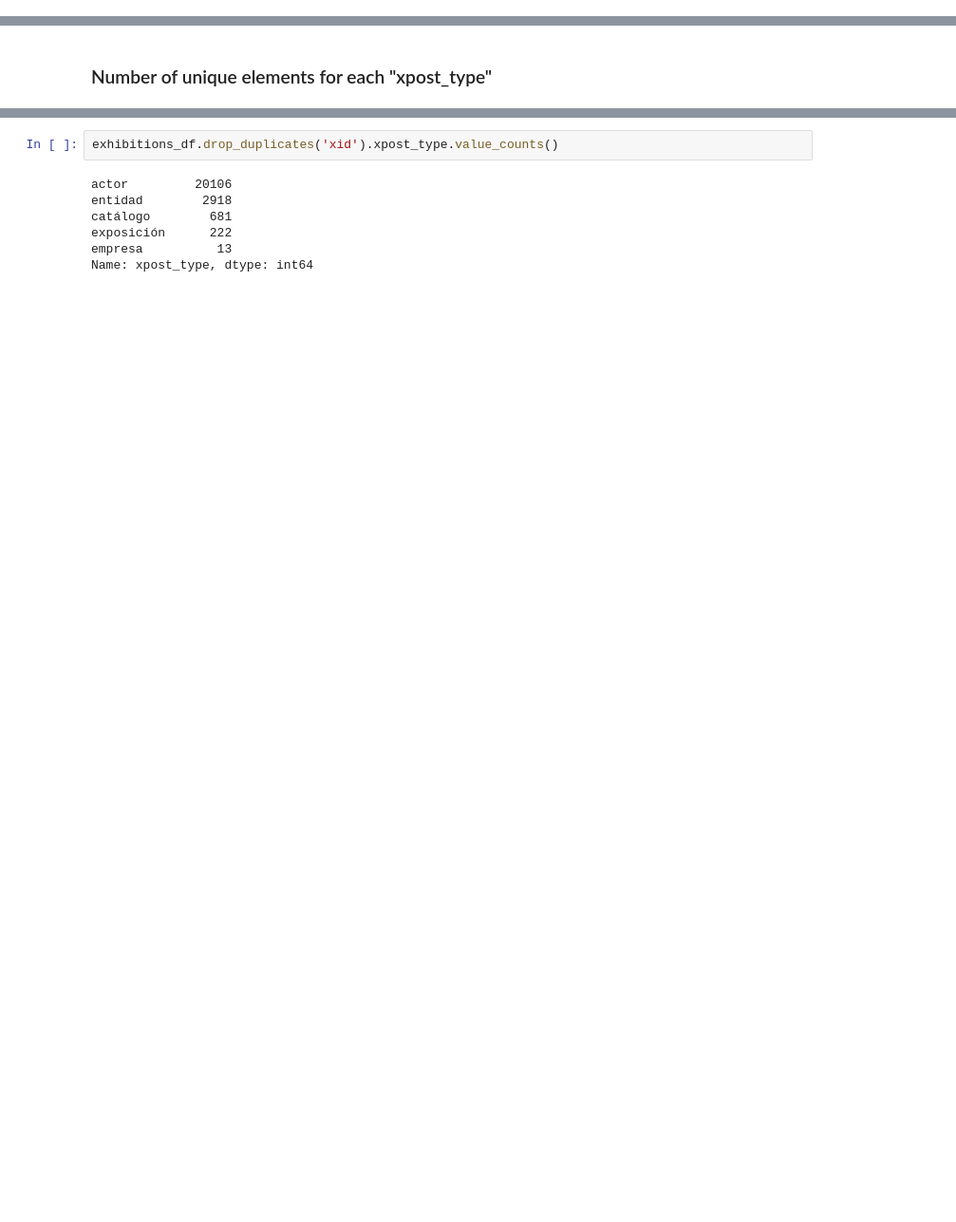
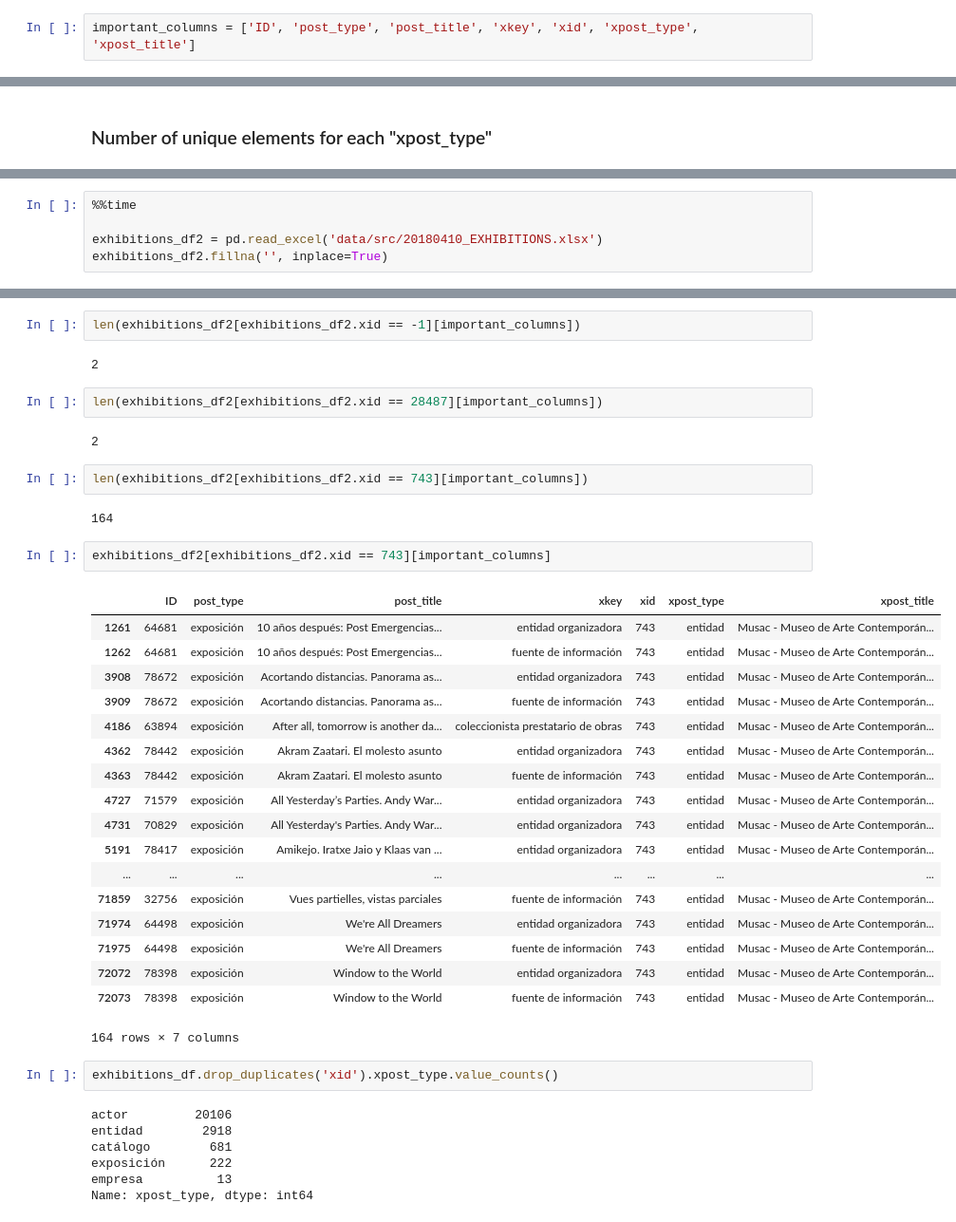
Before and after one commit to mavillard/nuria1, a Jupyter notebook: 03-exploring_data.ipynb, the cells around one changed output, grey strips where cells are left out. Shown: that part at 95% size. Drawn from its saved outputs; the diff is of its cells as text; blank space fills up the shorter version.

```diff
--- a/03-exploring_data.ipynb
+++ b/03-exploring_data.ipynb
@@ -203,3 +31,5 @@ Name: xgender, dtype: int64
 # %% [markdown]
 ## Exploring data
+# %%
+important_columns = ['ID', 'post_type', 'post_title', 'xkey', 'xid', 'xpost_type', 'xpost_title']
 # %% [markdown]
@@ -238,0 +136,5 @@ exhibitions_df.ID.nunique()
+# %%
+%%time
+
+exhibitions_df2 = pd.read_excel('data/src/20180410_EXHIBITIONS.xlsx')
+exhibitions_df2.fillna('', inplace=True)
@@ -239,3 +144,36 @@ exhibitions_df.ID.nunique()
+# %%
+len(exhibitions_df2[exhibitions_df2.xid == -1][important_columns])
+# %% [output]
+2
+# %%
+len(exhibitions_df2[exhibitions_df2.xid == 28487][important_columns])
+# %% [output]
+2
+# %%
+len(exhibitions_df2[exhibitions_df2.xid == 743][important_columns])
+# %% [output]
+164
+# %%
+exhibitions_df2[exhibitions_df2.xid == 743][important_columns]
+# %% [output]
+|  | ID | post_type | post_title | xkey | xid | xpost_type | xpost_title |
+| 1261 | 64681 | exposición | 10 años después: Post Emergencias... | entidad organizadora | 743 | entidad | Musac - Museo de Arte Contemporán... |
+| 1262 | 64681 | exposición | 10 años después: Post Emergencias... | fuente de información | 743 | entidad | Musac - Museo de Arte Contemporán... |
+| 3908 | 78672 | exposición | Acortando distancias. Panorama as... | entidad organizadora | 743 | entidad | Musac - Museo de Arte Contemporán... |
+| 3909 | 78672 | exposición | Acortando distancias. Panorama as... | fuente de información | 743 | entidad | Musac - Museo de Arte Contemporán... |
+| 4186 | 63894 | exposición | After all, tomorrow is another da... | coleccionista prestatario de obras | 743 | entidad | Musac - Museo de Arte Contemporán... |
+| 4362 | 78442 | exposición | Akram Zaatari. El molesto asunto | entidad organizadora | 743 | entidad | Musac - Museo de Arte Contemporán... |
+| 4363 | 78442 | exposición | Akram Zaatari. El molesto asunto | fuente de información | 743 | entidad | Musac - Museo de Arte Contemporán... |
+| 4727 | 71579 | exposición | All Yesterday’s Parties. Andy War... | entidad organizadora | 743 | entidad | Musac - Museo de Arte Contemporán... |
+| 4731 | 70829 | exposición | All Yesterday's Parties. Andy War... | entidad organizadora | 743 | entidad | Musac - Museo de Arte Contemporán... |
+| 5191 | 78417 | exposición | Amikejo. Iratxe Jaio y Klaas van ... | entidad organizadora | 743 | entidad | Musac - Museo de Arte Contemporán... |
+| ... | ... | ... | ... | ... | ... | ... | ... |
+| 71859 | 32756 | exposición | Vues partielles, vistas parciales | fuente de información | 743 | entidad | Musac - Museo de Arte Contemporán... |
+| 71974 | 64498 | exposición | We're All Dreamers | entidad organizadora | 743 | entidad | Musac - Museo de Arte Contemporán... |
+| 71975 | 64498 | exposición | We're All Dreamers | fuente de información | 743 | entidad | Musac - Museo de Arte Contemporán... |
+| 72072 | 78398 | exposición | Window to the World | entidad organizadora | 743 | entidad | Musac - Museo de Arte Contemporán... |
+| 72073 | 78398 | exposición | Window to the World | fuente de información | 743 | entidad | Musac - Museo de Arte Contemporán... |
+164 rows × 7 columns
 # %%
 exhibitions_df.drop_duplicates('xid').xpost_type.value_counts()
 # %% [output]
```
Also changed, not shown: parts of 48 cells of this notebook, 1 other file.
